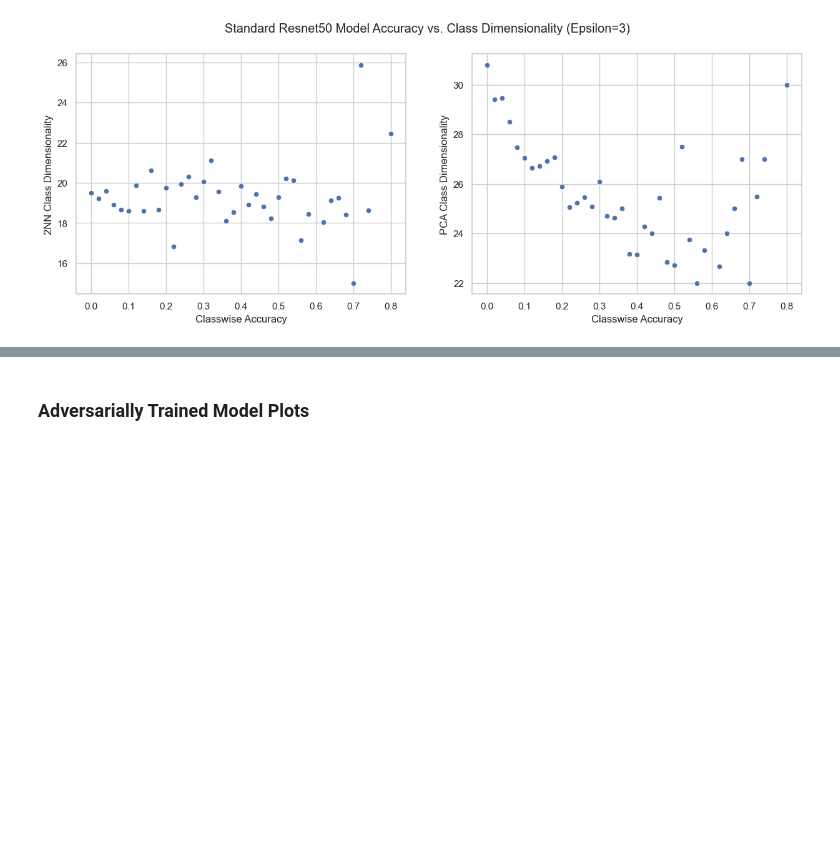
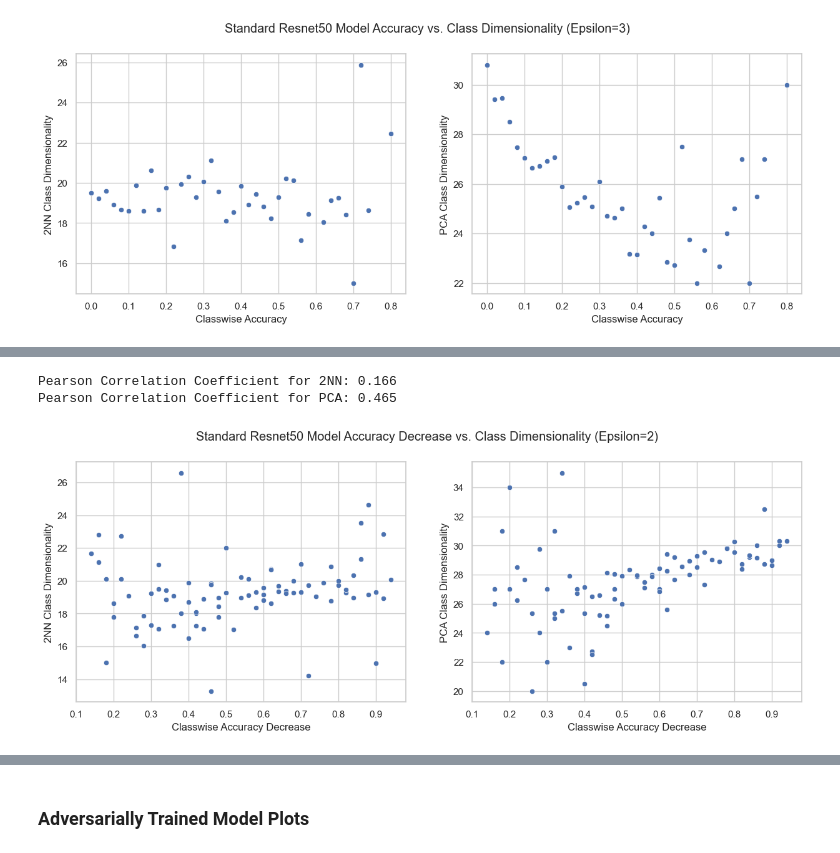
Before and after one commit to niranjanrajesh02/robust_CAMs, a Jupyter notebook: plots/E0_2.ipynb, the cells around one changed output, grey strips where cells are left out. Cells and saved outputs as stored; diff of their text form; code cells hidden in the pictures; blank space fills up the shorter version.

```diff
--- a/plots/E0_2.ipynb
+++ b/plots/E0_2.ipynb
@@ -221,0 +246,15 @@ Pearson Correlation Coefficient for PCA: -0.480
+# %%
+processed_std_r50_diff = std_r50_diff.copy()
+
+# avg all class dims for same accuracy
+processed_std_r50_diff_e2 = processed_std_r50_diff.groupby(['e2_diff_acc']).mean().reset_index()
+processed_std_r50_diff_e3 = processed_std_r50_diff.groupby(['e3_diff_acc']).mean().reset_index()
+# %%
+fig, axs, pc_2nn, pc_pca = plot_acc_vs_dims_subplots(processed_std_r50_diff_e2, eps=2, model_name='Standard', diff=True)
+
+print(f"Pearson Correlation Coefficient for 2NN: {pc_2nn[0]:.3f}")
+print(f"Pearson Correlation Coefficient for PCA: {pc_pca[0]:.3f}")
+# %% [output]
+Pearson Correlation Coefficient for 2NN: 0.166
+Pearson Correlation Coefficient for PCA: 0.465
+[figure, added]
```
Also changed, not shown: parts of 6 cells of this notebook, 6 other files.
